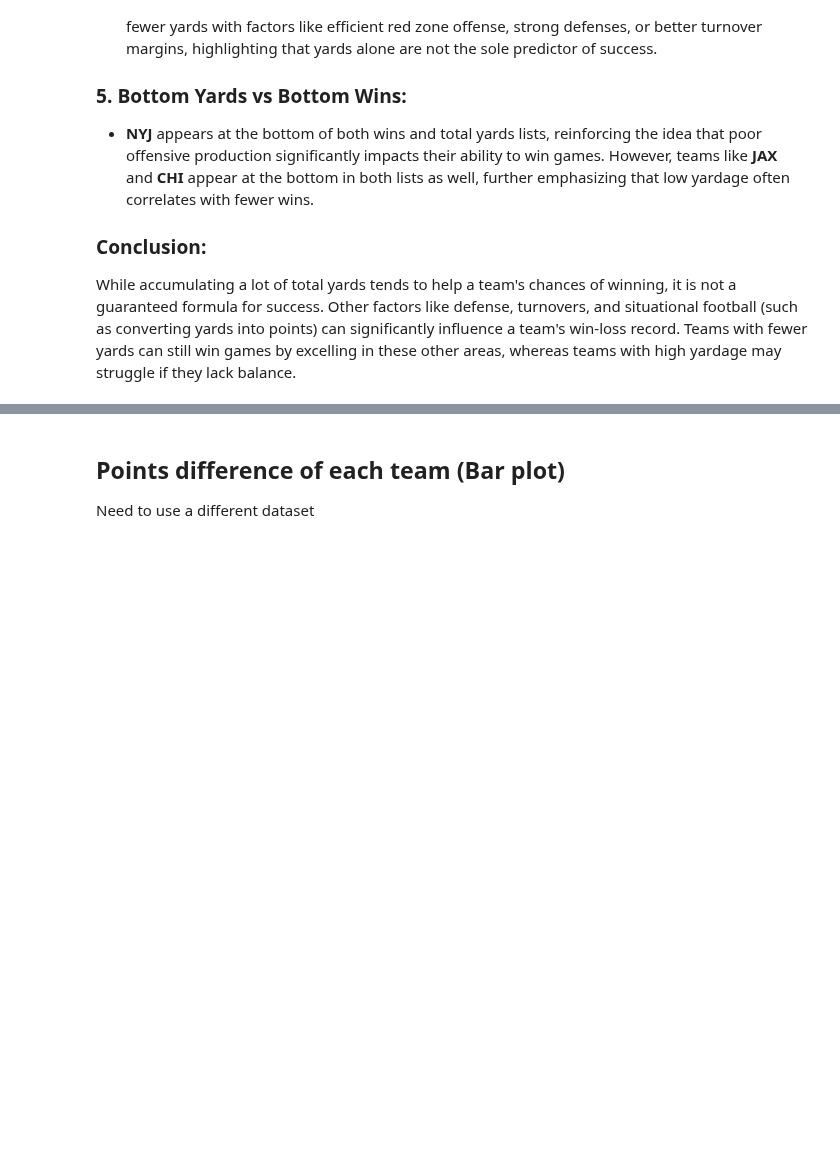
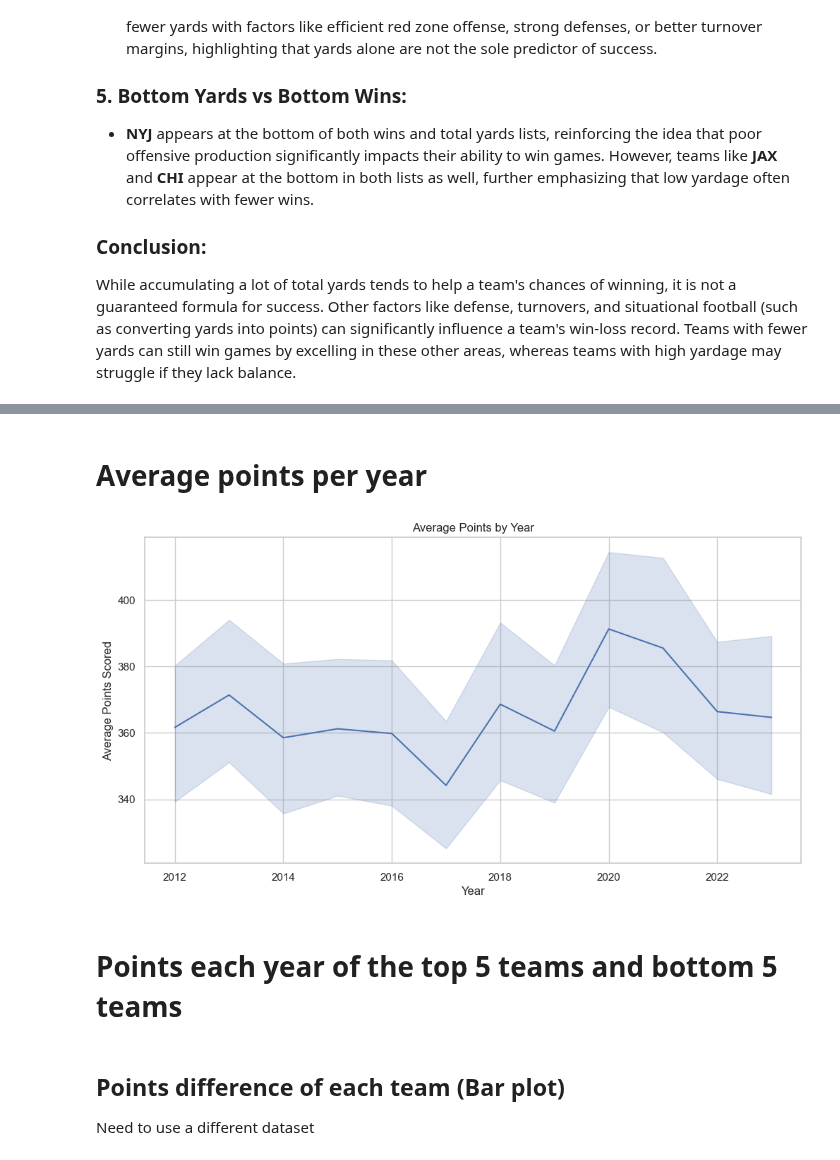
Before and after one commit to kai-ion/Data-602, a Jupyter notebook: Final Project/final_project.ipynb, the cells around one changed output, grey strips where cells are left out. Saved outputs shown, nothing was run; the diff lists cells and outputs as text; code cells hidden in the pictures; blank space fills up the shorter version.

Commit message:
update points analysis

```diff
--- a/Final Project/final_project.ipynb
+++ b/Final Project/final_project.ipynb
@@ -618,3 +639,16 @@ While accumulating a lot of total yards tends to help a team's chances of winnin
+# %% [markdown]
+# Average points per year
+# %%
+plt.figure(figsize=(12,6))
+sns.lineplot(x=df["season"], y=df["total_points"], estimator="mean")
+plt.title("Average Points by Year")
+plt.xlabel("Year")
+plt.ylabel("Average Points Scored")
+plt.show()
+# %% [output]
+[figure, added]
+# %% [markdown]
+# Points each year of the top 5 teams and bottom 5 teams
 # %% [markdown]
 ## Points difference of each team (Bar plot)
 Need to use a different dataset
```
Also changed, not shown: parts of 8 cells of this notebook, 1 other file.
